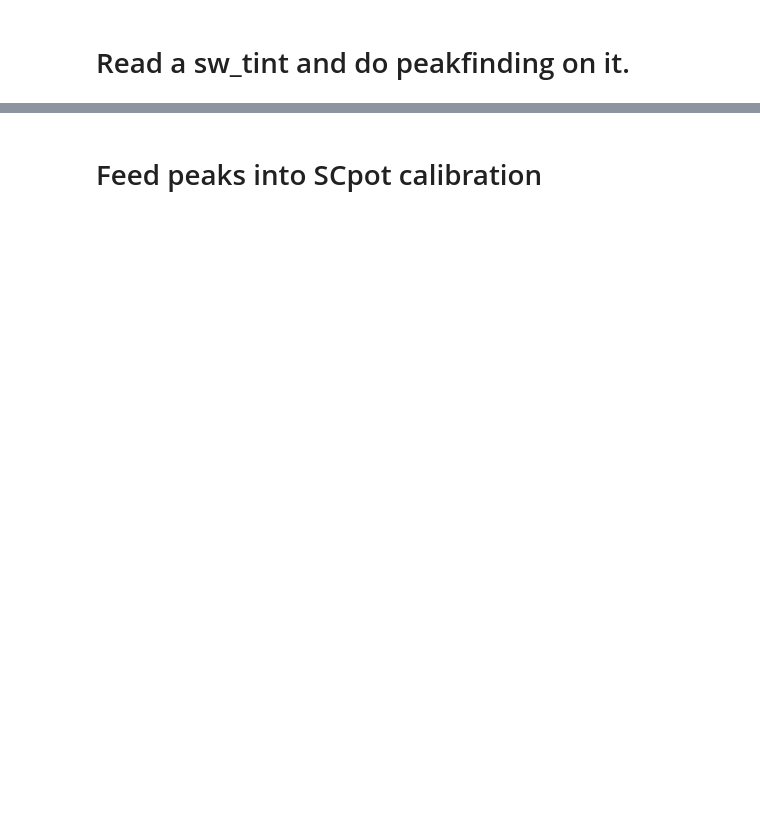
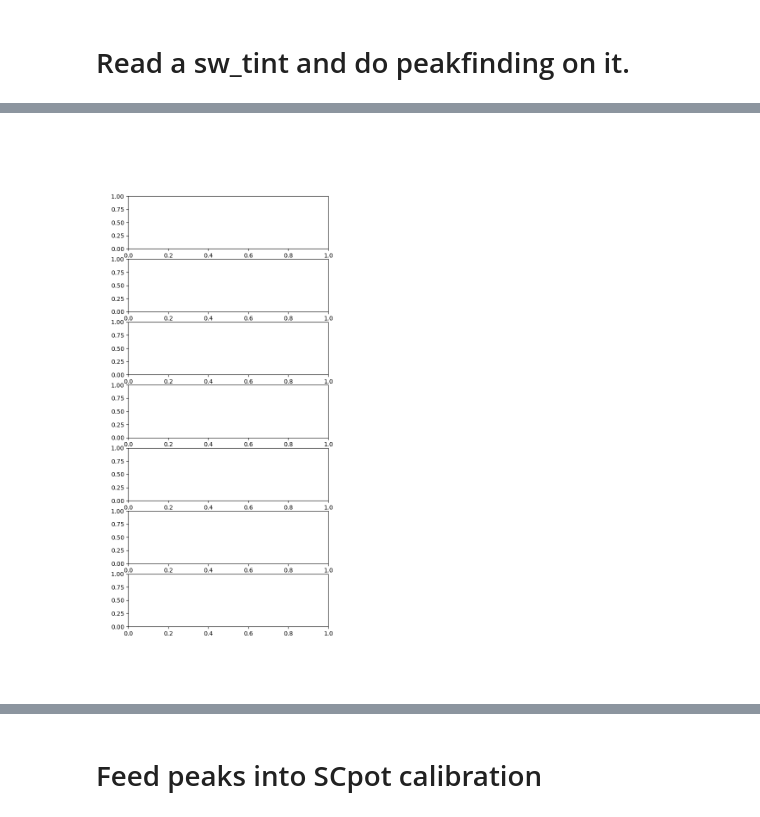
Before and after one commit to atlasMax/sw_density, a Jupyter notebook: workinprogress_nb.ipynb, the cells around one changed output, grey strips where cells are left out. Saved outputs shown, nothing was run; the diff lists cells and outputs as text; code cells hidden in the pictures; blank space fills up the shorter version.

```diff
--- a/workinprogress_nb.ipynb
+++ b/workinprogress_nb.ipynb
@@ -45,0 +58,65 @@ Frequency range between [5888.0, 80000.0] at indices [51, 81]
+# %%
+
+def _weighted_median(values, weights):
+    sorted_idx = np.argsort(values)
+    values, weights = values[sorted_idx], weights[sorted_idx]
+    cumsum = np.cumsum(weights)
+    return values[np.searchsorted(cumsum, 0.5 * cumsum[-1])]
+
+epsd_data = epsd
+
+freq_axis = epsd_data.E_Freq.data
+time_axis = epsd_data.time.data
+peaks_f = np.full(time_axis.size, np.nan)
+
+
+
+# Remove duplicates (Pyrfu bug when data is read across midnight)
+if len(np.unique(epsd_data.time.data)) != len(epsd_data.time.data):
+    epsd_data = epsd_data.drop_duplicates(dim='time')
+    time_axis = epsd_data.time.data
+    peaks_f = np.full(time_axis.size, np.nan)
+
+freq_min, freq_max = [5.88800e3, 8e4]
+fmin_idx = np.argmin(np.abs(freq_axis - freq_min))+1
+fmax_idx = np.argmin(np.abs(freq_axis - freq_max))
+
+epsd_cut = epsd_data - epsd_data.median(dim="time") # Subtract median to remove presistent noise
+epsd_cut_f = epsd_cut[:, fmin_idx:fmax_idx] # Keep data in freq. range
+
+pwrs = np.logspace(-6, 0, 7)
+
+fig, axs = plt.subplots(nrows=len(pwrs), figsize=(6, 13))
+
+
+# for i,pwr_thresh in enumerate(pwrs):
+#     epsd_cut_f_p = epsd_cut_f.where(epsd_cut_f >= pwr_thresh, 0) # Only keep points with sufficient amplitude
+#     ax = axs[i]
+#     plot_spectr(ax, epsd_cut_f_p, clim='auto', yscale='log', cscale='log', cmap='jet')
+
+#     for tidx in range(time_axis.size):
+#         spectrum = epsd_cut_f_p[tidx, :].data
+#         spectrum = np.where(spectrum > 0, spectrum, 0)  # Zero out negative values
+
+#         peak_index = np.argmax(spectrum)
+#         peak_f = freq_axis[fmin_idx + peak_index]
+#         peaks_f[tidx] = peak_f
+
+#     # Convert to time series
+#     peaks_f_ts = pyrf.ts_scalar(time_axis, peaks_f)
+#     peaks_f_ts = peaks_f_ts[~np.isnan(peaks_f)]
+#     # Normalize weights to favor high frequencies
+#     weights = (peaks_f_ts.data)**2 / np.max(peaks_f_ts.data)
+#     # weights = (peaks_f_ts.data / np.max(peaks_f_ts.data))**2
+
+#     # weights = np.exp(peaks_f_ts.data / np.max(peaks_f_ts.data))
+
+#     median_peak = _weighted_median(peaks_f_ts.data, weights)
+#     # Only keep peaks within certain range of weighted median
+#     peaks_f_ts_final = peaks_f_ts.where(abs(peaks_f_ts - median_peak) < 1*np.std(peaks_f_ts))
+
+#     plot_line(ax, peaks_f_ts_final, color='magenta', linestyle='', marker='.')
+#     ax.axhline(median_peak, 0, 1, color='black')
+#     ax.text(0.5, 0.5, median_peak, transform=ax.transAxes)
+# %% [output]
+[figure, added]
```
Also changed, not shown: parts of 26 cells of this notebook, 26 other files.
